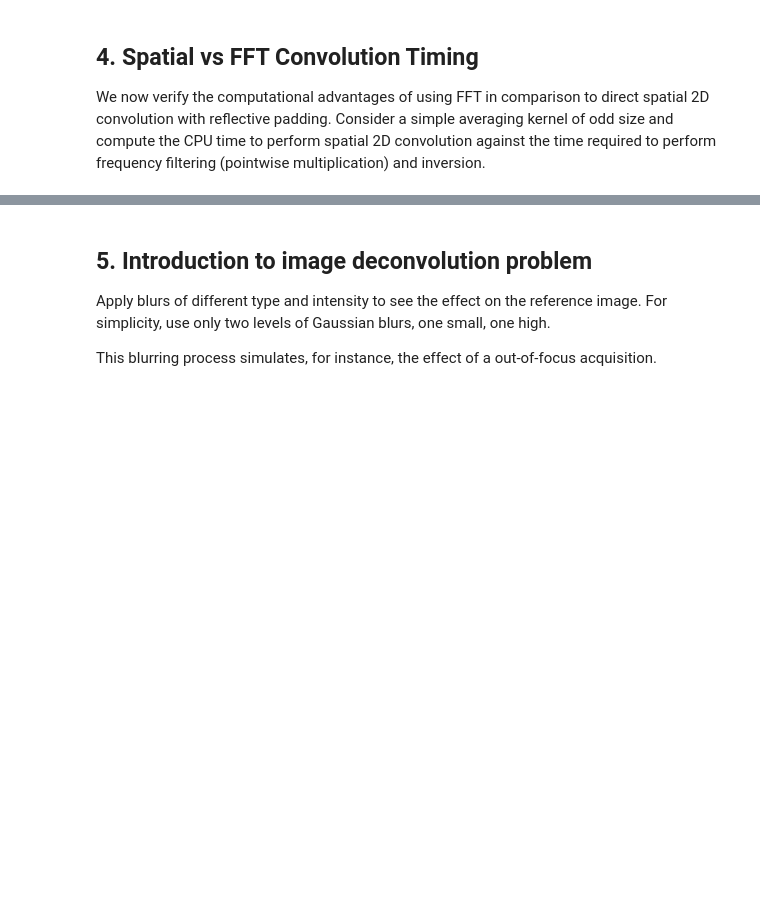
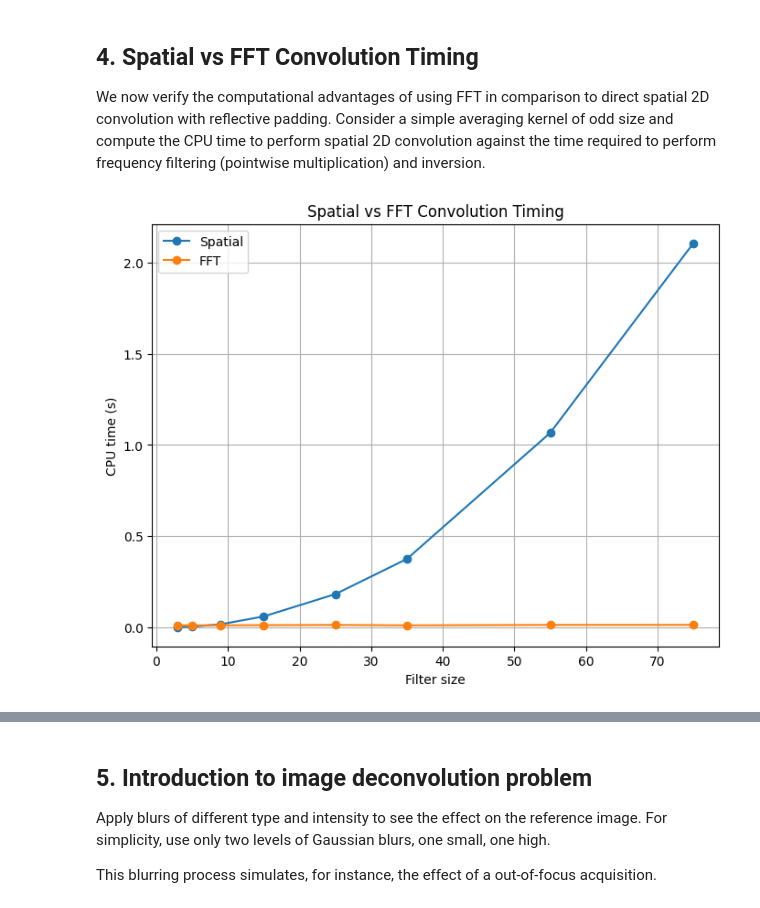
Before and after one commit to mariomine88/Unige_code, a Jupyter notebook: Master/First/DSP/lab 3 - Frequency filtering, Fourier transform and deconvolution/DSIP_lab3.ipynb, the cells around one changed output, grey strips where cells are left out. Saved outputs shown, nothing was run; the diff lists cells and outputs as text; code cells hidden in the pictures; blank space fills up the shorter version.

```diff
--- a/Master/First/DSP/lab 3 - Frequency filtering, Fourier transform and deconvolution/DSIP_lab3.ipynb
+++ b/Master/First/DSP/lab 3 - Frequency filtering, Fourier transform and deconvolution/DSIP_lab3.ipynb
@@ -247,37 +260,39 @@ Consider a simple averaging kernel of odd size and compute the CPU time to perfo
 
 sizes=[3,5,9,15,25,35,55,75]
 t_spatial=[]
 t_fft=[]
 
 # For each filter size, create a normalized averaging filter and time spatial and frequency convolution
 
 for k in sizes:
     # Complete using formula for averaging filter
-    kernel=...
+    kernel= np.ones((k, k)) / (k * k)
 
     t0=perf_counter()
     # perform spatial convolution with reflective padding (see later)
     ndimage.convolve(img,kernel,mode='reflect')
     t_spatial.append(perf_counter()-t0)
 
     # perform frequency convolution using FFT
     t0=perf_counter()
     # Complete
-    F=...
-    K=...
-    out=...
+    F = fftpack.fft2(img)
+    K = fftpack.fft2(np.pad(kernel, ((0, img.shape[0]-k), (0, img.shape[1]-k))))
+    out = np.real(fftpack.ifft2(F * K))
     t_fft.append(perf_counter()-t0)
 
 # Plot timing results
 
 plt.plot(sizes,t_spatial,'o-',label='Spatial')
 plt.plot(sizes,t_fft,'o-',label='FFT')
 plt.xlabel("Filter size")
 plt.ylabel("CPU time (s)")
 plt.legend()
 plt.grid(True)
 plt.title("Spatial vs FFT Convolution Timing")
 plt.show()
+# %% [output]
+[figure, added]
 # %%
 # Plot a zoom for small filter sizes
 
```
Also changed, not shown: parts of 12 cells of this notebook.
